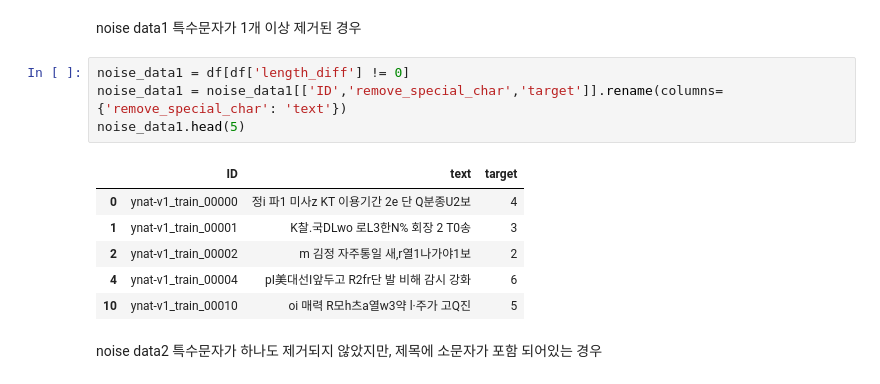
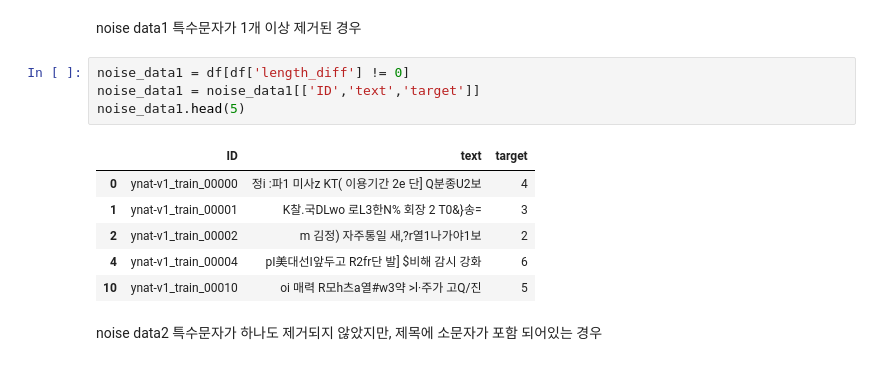
Before and after one commit to yeseoLee/Data-Centric-Topic-Classification, a Jupyter notebook: notebooks/noise_eda_using_special_char.ipynb, the cells around one changed output. Saved outputs shown, nothing was run; the diff lists cells and outputs as text.

Commit message:
exp: 특수문자를 활용한 noise eda

```diff
--- a/notebooks/noise_eda_special_char.ipynb
+++ b/notebooks/noise_eda_using_special_char.ipynb
@@ -103,15 +106,15 @@ noise data1
 특수문자가 1개 이상 제거된 경우
 # %%
 noise_data1 = df[df['length_diff'] != 0]
-noise_data1 = noise_data1[['ID','remove_special_char','target']].rename(columns={'remove_special_char': 'text'})
+noise_data1 = noise_data1[['ID','text','target']]
 noise_data1.head(5)
 # %% [output]
 |  | ID | text | target |
-| 0 | ynat-v1_train_00000 | 정i 파1 미사z KT 이용기간 2e 단 Q분종U2보 | 4 |
-| 1 | ynat-v1_train_00001 | K찰.국DLwo 로L3한N% 회장 2 T0송 | 3 |
-| 2 | ynat-v1_train_00002 | m 김정 자주통일 새,r열1나가야1보 | 2 |
-| 4 | ynat-v1_train_00004 | pI美대선I앞두고 R2fr단 발 비해 감시 강화 | 6 |
-| 10 | ynat-v1_train_00010 | oi 매력 R모h츠a열w3약 l·주가 고Q진 | 5 |
+| 0 | ynat-v1_train_00000 | 정i :파1 미사z KT( 이용기간 2e 단] Q분종U2보 | 4 |
+| 1 | ynat-v1_train_00001 | K찰.국DLwo 로L3한N% 회장 2 T0&}송= | 3 |
+| 2 | ynat-v1_train_00002 | m 김정) 자주통일 새,?r열1나가야1보 | 2 |
+| 4 | ynat-v1_train_00004 | pI美대선I앞두고 R2fr단 발] $비해 감시 강화 | 6 |
+| 10 | ynat-v1_train_00010 | oi 매력 R모h츠a열#w3약 >l·주가 고Q/진 | 5 |
 # %% [markdown]
 noise data2 특수문자가 하나도 제거되지 않았지만, 제목에 소문자가 포함 되어있는 경우
 # %%
```
Also changed, not shown: parts of 5 cells of this notebook.
